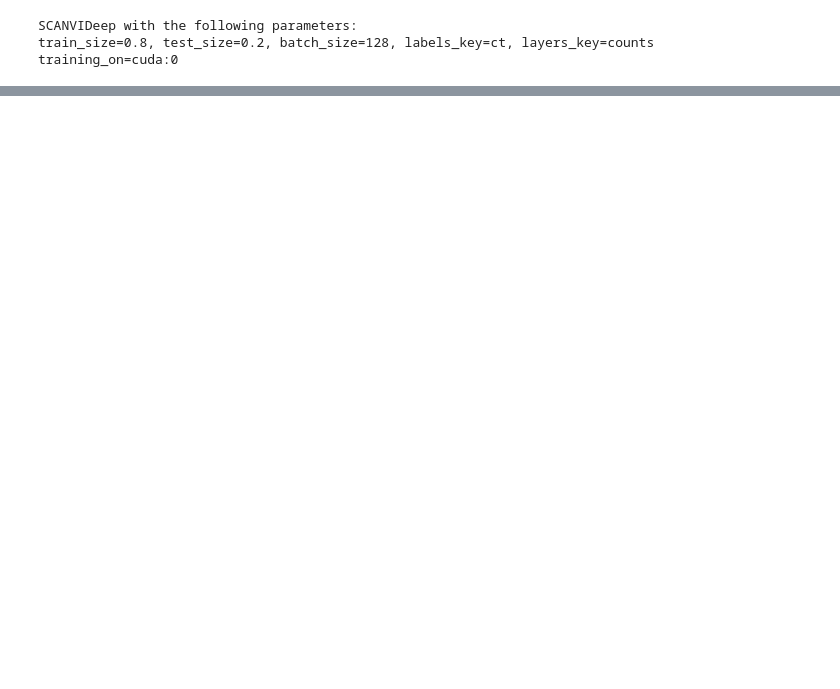
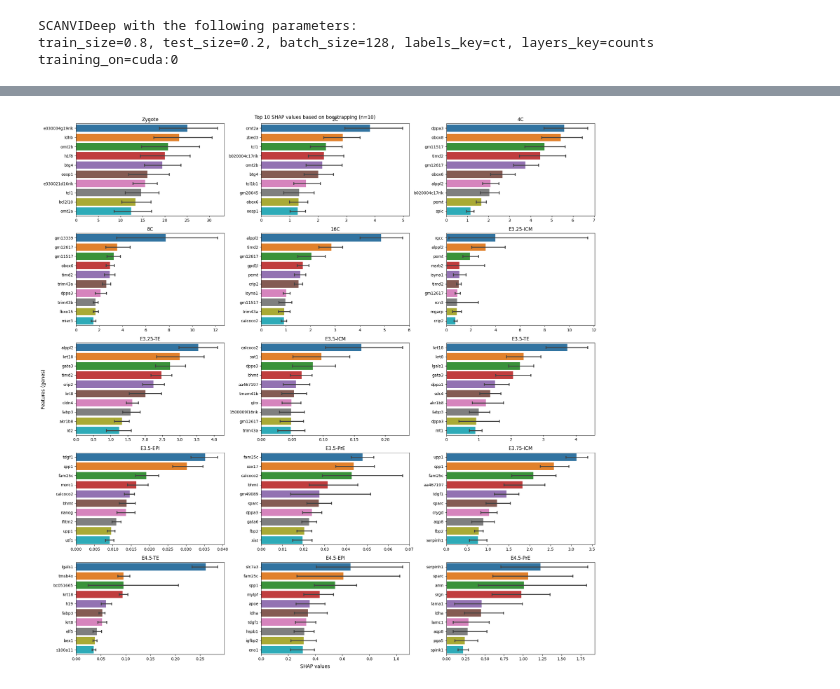
Before and after one commit to brickmanlab/scanvi-explainer, a Jupyter notebook: docs/notebooks/Example.ipynb, the cells around one changed output, grey strips where cells are left out. Drawn from its saved outputs; the diff is of its cells as text; code cells hidden in the pictures; blank space fills up the shorter version.

```diff
--- a/docs/notebooks/Example.ipynb
+++ b/docs/notebooks/Example.ipynb
@@ -66,0 +79,4 @@ feature_plot(e, shap_values, subset=True, top_n=10)
+# %%
+bootstrapper.feature_plot(shap_values, kind="barplot")
+# %% [output]
+[figure, added]
```
Also changed, not shown: parts of 14 cells of this notebook, 5 other files.
